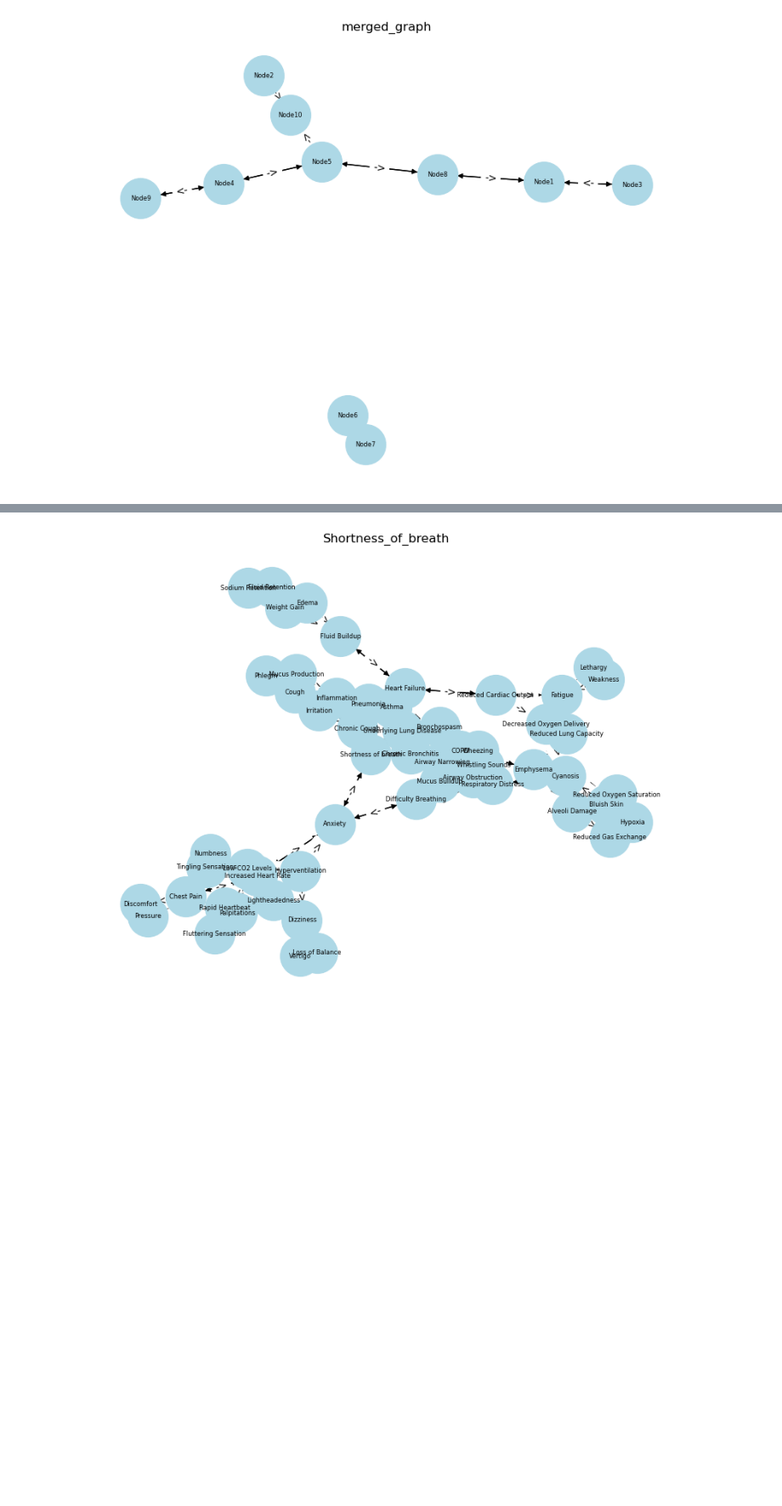
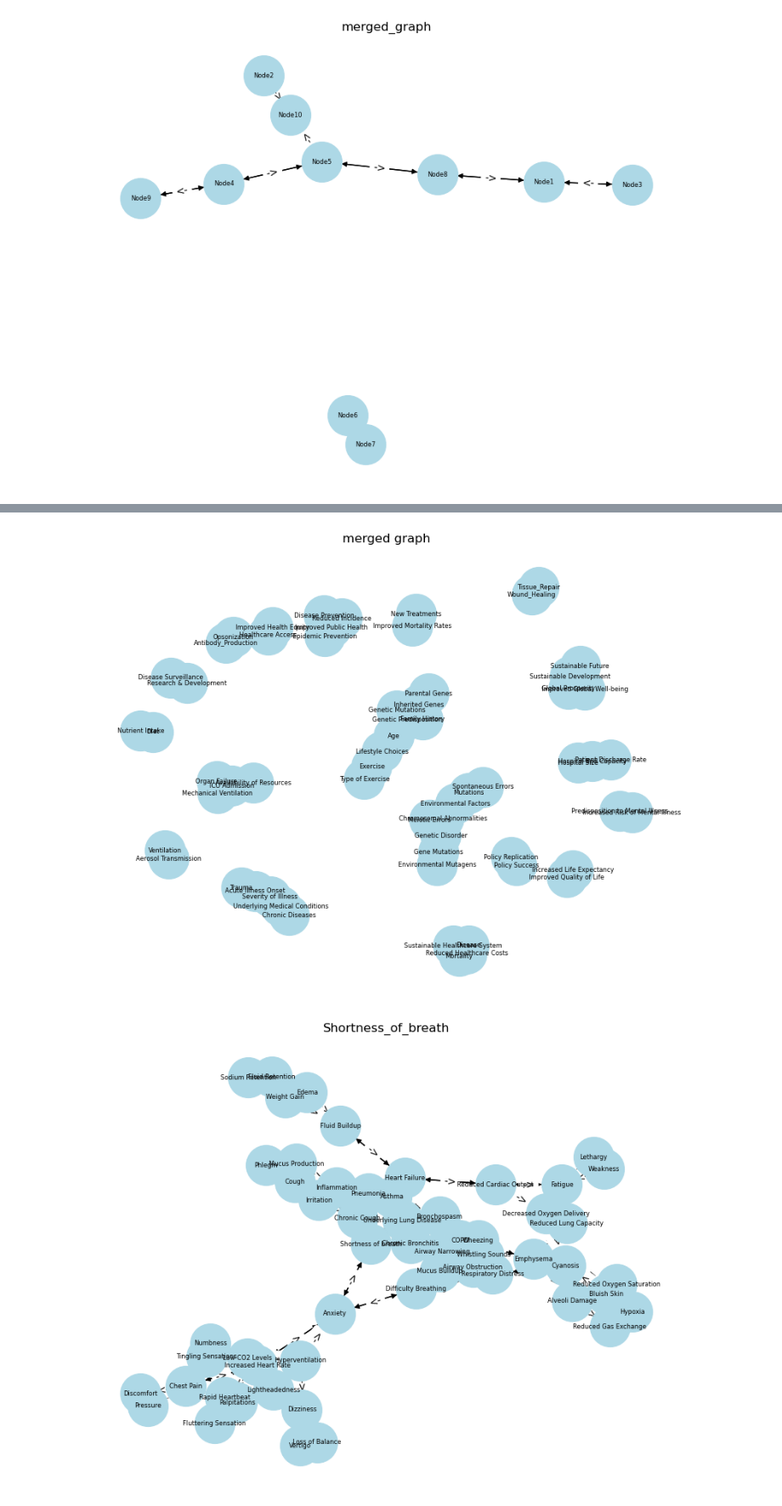
Before and after one commit to Jerjes0/graph_merging, a Jupyter notebook: notebooks/visualize_graphs.ipynb, the cells around one changed output, grey strips where cells are left out. Shown at 85% size. Drawn from its saved outputs; the diff is of its cells as text; code cells hidden in the pictures; blank space fills up the shorter version.

Commit message:
WIP: update visualize_graphs and dummy_data init

```diff
--- a/notebooks/visualize_graphs.ipynb
+++ b/notebooks/visualize_graphs.ipynb
@@ -117,3 +118,5 @@ visualize_relationship_graph(merged_graph.graph, 'merged_graph')
 # %%
 path = "/Users/jerjesaguirrechavez/Desktop/UCSD/repos/graph_merging/data/graphs/covid_graph_formatted/"
 graphs_list = os.listdir(path)
+# %%
+mgraph = json.load(open(path))
@@ -120,3 +125,8 @@ graphs_list = os.listdir(path)
+# %%
+path = '/Users/jerjesaguirrechavez/Desktop/UCSD/repos/graph_merging/data/graphs/covid_graph_formatted/merged_graph.json'
+visualize_relationship_graph(json.load(open(path)), 'merged graph')
+# %% [output]
+[figure, added]
 # %%
 for graph in graphs_list:
     visualize_relationship_graph(json.load(open(path + graph)), graph.split('.')[0])
```
Also changed, not shown: parts of 3 cells of this notebook, 1 other file.
